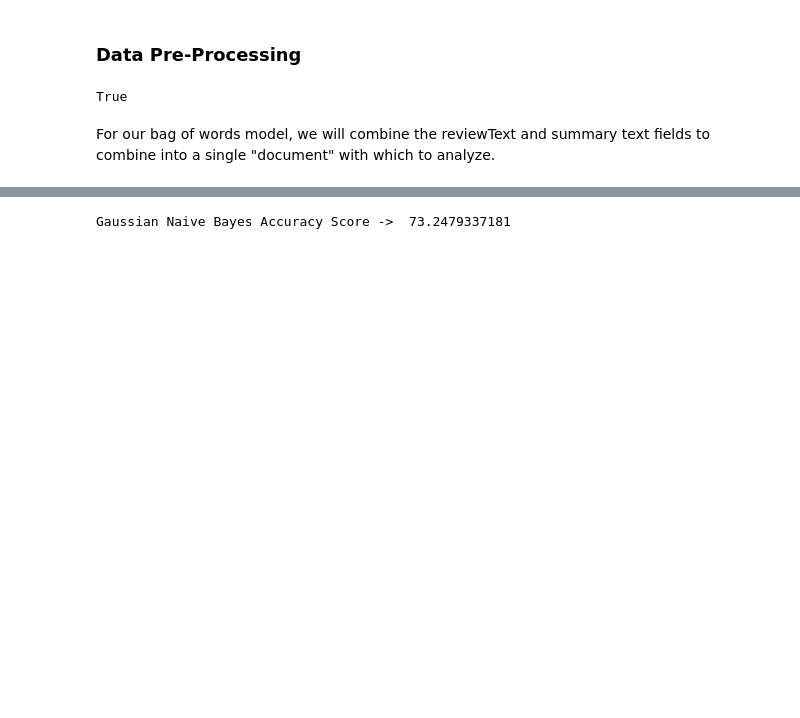
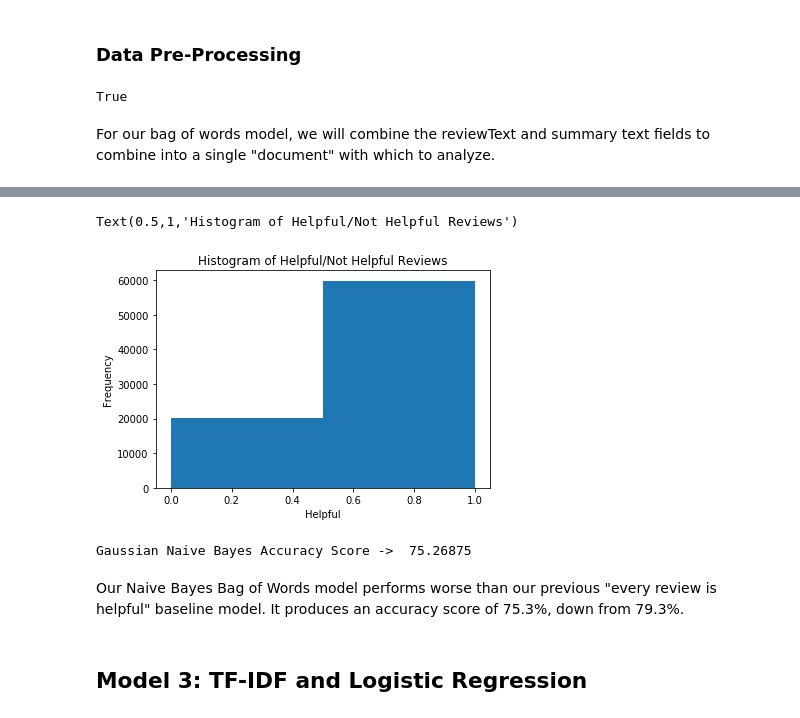
Before and after one commit to tucker-anderson/Amazon-Review-Analysis, a Jupyter notebook: W266_Final_AmazonReviews.ipynb, the cells around one changed output, grey strips where cells are left out. Saved outputs shown, nothing was run; the diff lists cells and outputs as text; code cells hidden in the pictures; blank space fills up the shorter version.

```diff
--- a/W266_Final_AmazonReviews.ipynb
+++ b/W266_Final_AmazonReviews.ipynb
@@ -214,0 +255,3 @@ ax2.set_title('Histogram of Helpful Percentages')
+# %%
+# df_sampled becomes our df
+df = df_sampled
@@ -258,3 +323,16 @@ df.sample(5)
+# %%
+# take a look at distribution of Helpful/Not Helpful
+
+fig4 = plt.figure()
+ax4 = fig4.add_subplot(1, 1, 1)
+n, bins, patches = ax4.hist(x=df['isHelpful'], bins=2)
+
+ax4.set_xlabel('Helpful')
+ax4.set_ylabel('Frequency')
+ax4.set_title('Histogram of Helpful/Not Helpful Reviews')
+# %% [output]
+Text(0.5,1,'Histogram of Helpful/Not Helpful Reviews')
+[figure, added]
 # %%
 from sklearn import preprocessing
 
@@ -277,10 +349,15 @@ Train_X, Test_X, Train_Y, Test_Y = train_test_split(preprocessed_data['combinedT
 # %%
-#and train our classifier
+# and train our classifier
 from sklearn.naive_bayes import GaussianNB
 from sklearn.metrics import accuracy_score
 
 g_classifier = GaussianNB().fit(np.array(Train_X.values.tolist()).reshape(-1, 1), Train_Y)
+accuracy_2 = accuracy_score(Test_Y, g_classifier.predict(np.array(Test_X.values.tolist()).reshape(-1, 1)))*100
 
-print("Gaussian Naive Bayes Accuracy Score -> ", accuracy_score(Test_Y, g_classifier.predict(np.array(Test_X.values.tolist()).reshape(-1, 1)))*100)
+print("Gaussian Naive Bayes Accuracy Score -> ", accuracy_2)
 # %% [output]
-Gaussian Naive Bayes Accuracy Score ->  73.2479337181
+Gaussian Naive Bayes Accuracy Score ->  75.26875
+# %% [markdown]
+Our Naive Bayes Bag of Words model performs worse than our previous "every review is helpful" baseline model. It produces an accuracy score of 75.3%, down from 79.3%.
+# %% [markdown]
+## Model 3: TF-IDF and Logistic Regression
```
Also changed, not shown: parts of 45 cells of this notebook.
